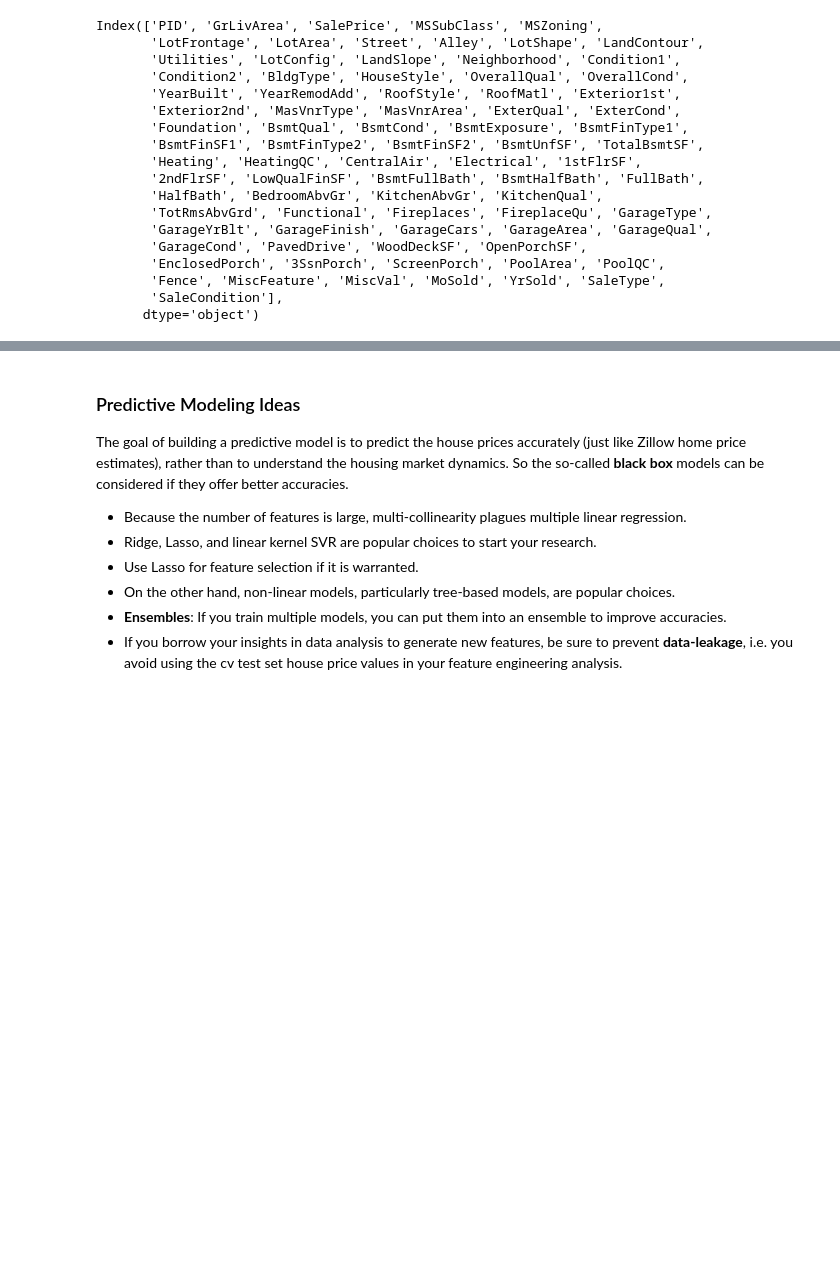
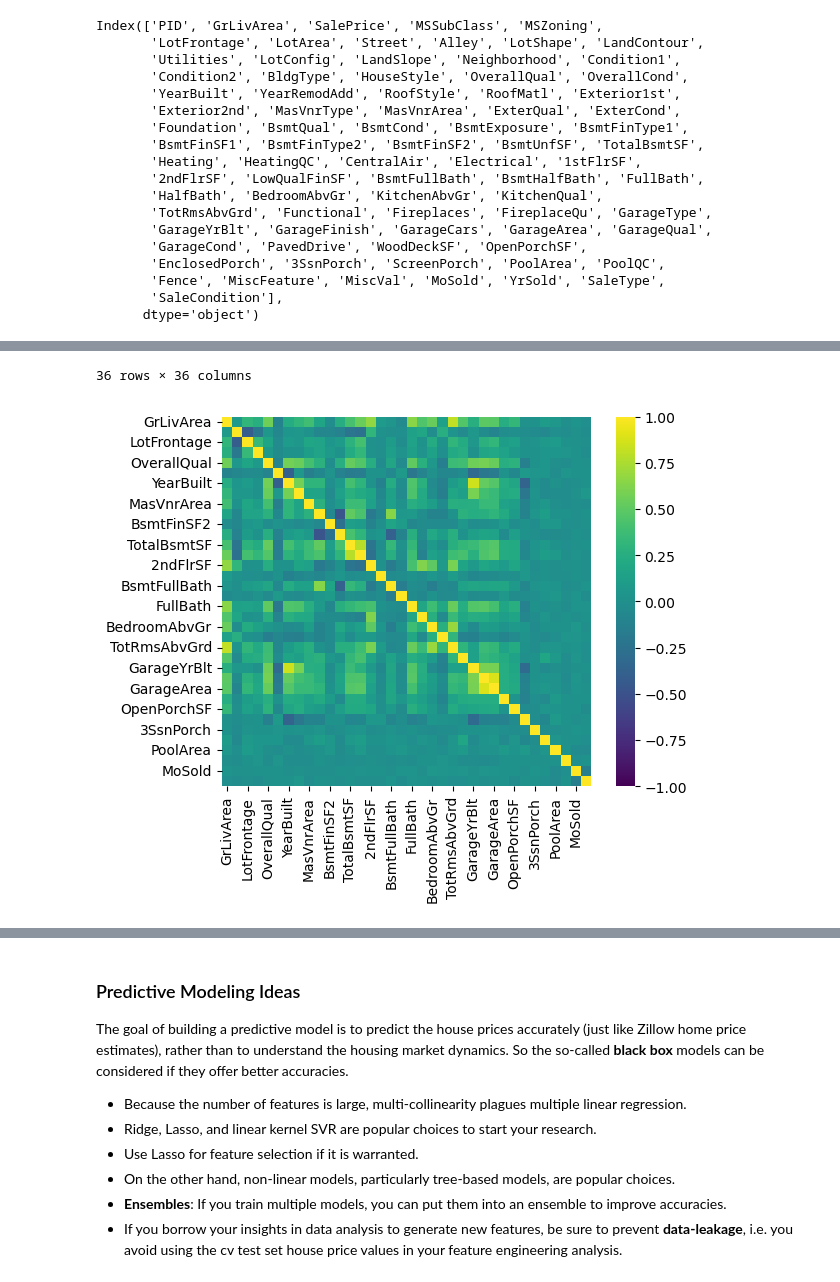
Before and after one commit to lottiewolf/NYCDSA_ML_Ames, a Jupyter notebook: MLAmes_wolf.ipynb, the cells around one changed output, grey strips where cells are left out. Cells and saved outputs as stored; diff of their text form; code cells hidden in the pictures; blank space fills up the shorter version.

```diff
--- a/MLAmes_wolf.ipynb
+++ b/MLAmes_wolf.ipynb
@@ -320,0 +190,6 @@ The goal of a descriptive housing price model is to build a pricing model to des
+# %%
+housing_features = housing.drop(columns=['SalePrice', 'PID'])
+correlation_matrix = housing_features.corr()
+sns.heatmap(correlation_matrix, vmax=1.0, vmin=-1.0,square=True, cmap='viridis')
+correlation_matrix
+# %% [output]
@@ -320,0 +213,2 @@ The goal of a descriptive housing price model is to build a pricing model to des
+36 rows × 36 columns
+[figure, added]
```
Also changed, not shown: parts of 53 cells of this notebook.
